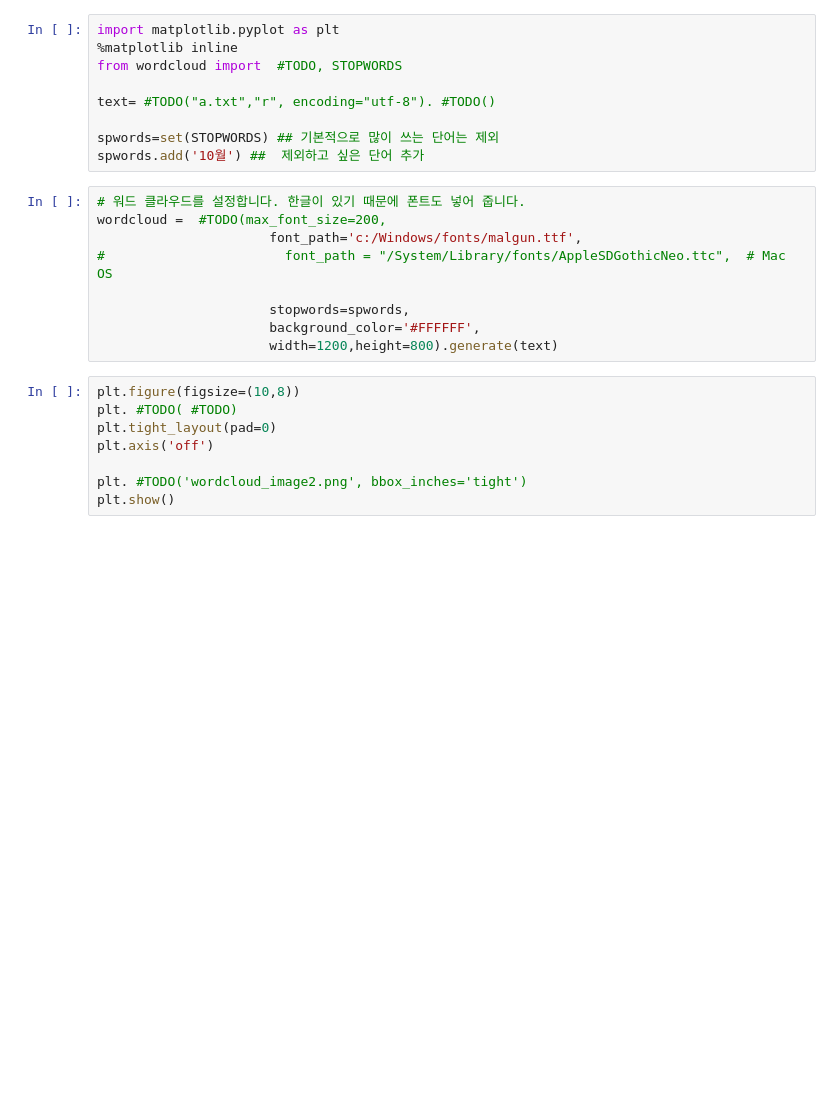
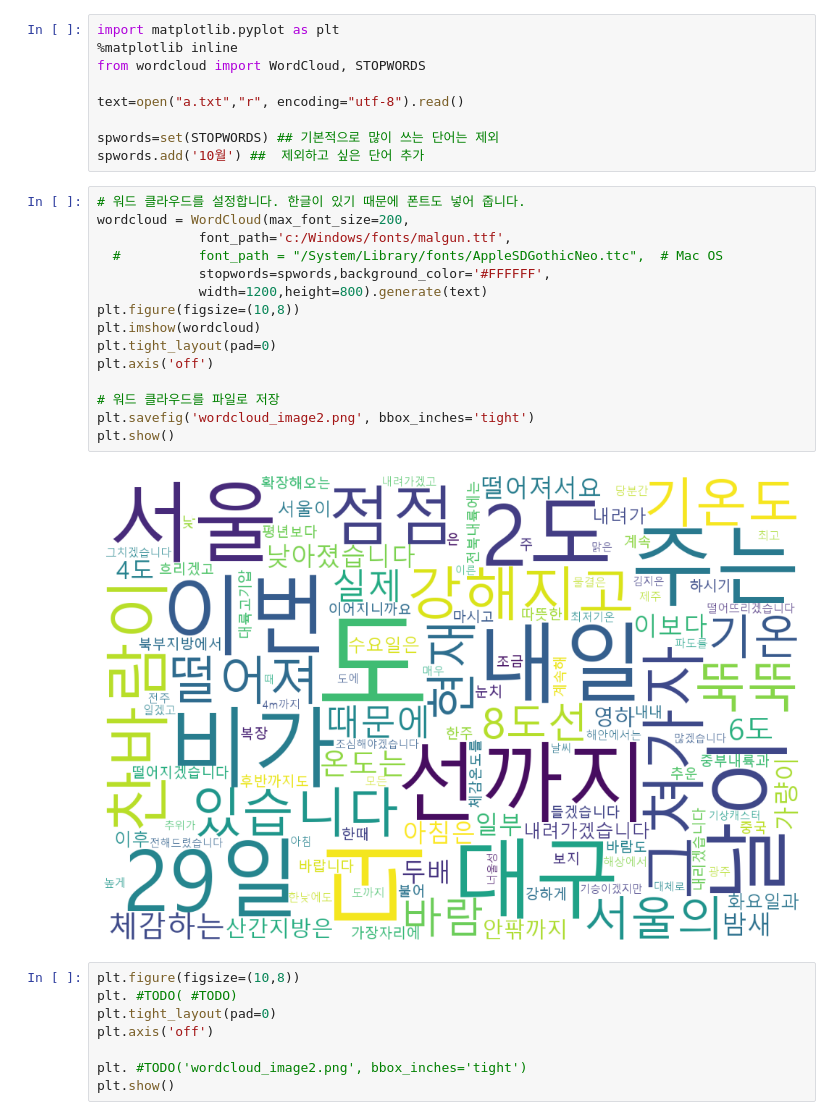
Before and after one commit to Ju0011/SW_Java, a Jupyter notebook: ws03_데이터수집/ex04_wordcloud(텍스트데이터시각화).ipynb, the cells around one changed output. Cells and saved outputs as stored; diff of their text form; blank space fills up the shorter version.

```diff
--- a/ws03_데이터수집/ex04_wordcloud(텍스트데이터시각화).ipynb
+++ b/ws03_데이터수집/ex04_wordcloud(텍스트데이터시각화).ipynb
@@ -1,21 +1,29 @@
 # %%
 import matplotlib.pyplot as plt
 %matplotlib inline
-from wordcloud import  #TODO, STOPWORDS
+from wordcloud import WordCloud, STOPWORDS
 
-text= #TODO("a.txt","r", encoding="utf-8"). #TODO()
+text=open("a.txt","r", encoding="utf-8").read()
 
 spwords=set(STOPWORDS) ## 기본적으로 많이 쓰는 단어는 제외
 spwords.add('10월') ##  제외하고 싶은 단어 추가
 # %%
 # 워드 클라우드를 설정합니다. 한글이 있기 때문에 폰트도 넣어 줍니다.
-wordcloud =  #TODO(max_font_size=200,
-                      font_path='c:/Windows/fonts/malgun.ttf',
-#                       font_path = "/System/Library/fonts/AppleSDGothicNeo.ttc",  # Mac OS
+wordcloud = WordCloud(max_font_size=200,
+             font_path='c:/Windows/fonts/malgun.ttf',
+  #          font_path = "/System/Library/fonts/AppleSDGothicNeo.ttc",  # Mac OS
+             stopwords=spwords,background_color='#FFFFFF',
+             width=1200,height=800).generate(text)
+plt.figure(figsize=(10,8))
+plt.imshow(wordcloud)
+plt.tight_layout(pad=0)
+plt.axis('off')
 
-                      stopwords=spwords,
-                      background_color='#FFFFFF',
-                      width=1200,height=800).generate(text)
+# 워드 클라우드를 파일로 저장
+plt.savefig('wordcloud_image2.png', bbox_inches='tight')
+plt.show()
+# %% [output]
+[figure, added]
 # %%
 plt.figure(figsize=(10,8))
 plt. #TODO( #TODO)
```
Also changed, not shown: 2 other files.
